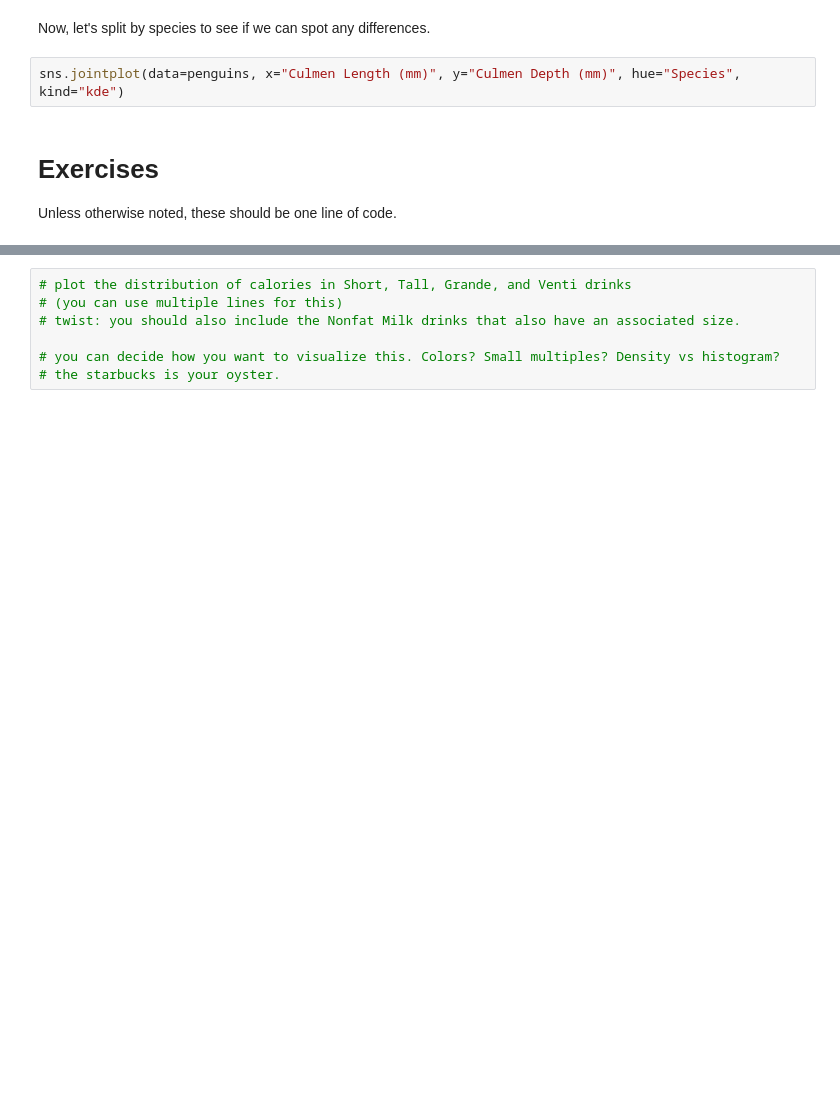
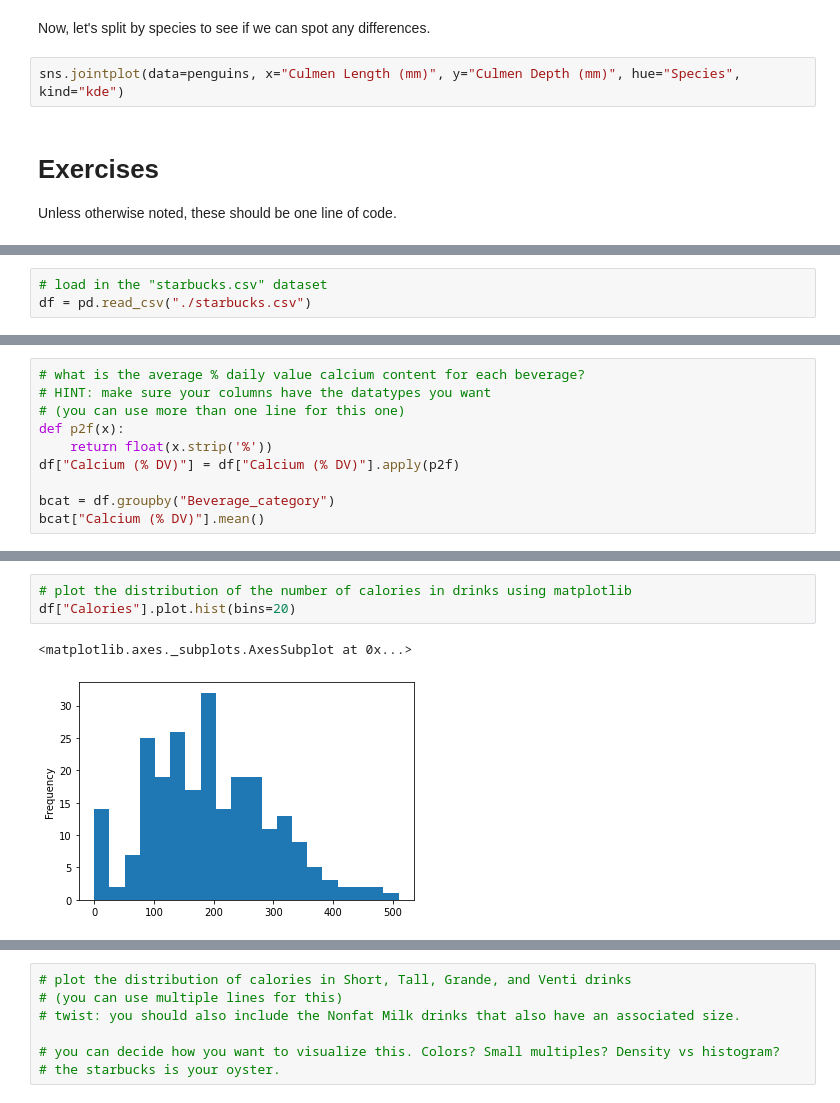
Before and after one commit to roshnimisra/mdst_workshops, a Jupyter notebook: workshop2/Numpy and Pandas.ipynb, the cells around one changed output, grey strips where cells are left out. Saved outputs shown, nothing was run; the diff lists cells and outputs as text; blank space fills up the shorter version.

```diff
--- a/workshop2/Numpy and Pandas.ipynb
+++ b/workshop2/Numpy and Pandas.ipynb
@@ -402,0 +449,3 @@ b = None # change this
+# %%
+# load in the "starbucks.csv" dataset
+df = pd.read_csv("./starbucks.csv")
@@ -402,0 +502,10 @@ b = None # change this
+# %%
+# what is the average % daily value calcium content for each beverage?
+# HINT: make sure your columns have the datatypes you want
+# (you can use more than one line for this one)
+def p2f(x):
+    return float(x.strip('%'))
+df["Calcium (% DV)"] = df["Calcium (% DV)"].apply(p2f)
+
+bcat = df.groupby("Beverage_category")
+bcat["Calcium (% DV)"].mean()
@@ -402,0 +542,6 @@ b = None # change this
+# %%
+# plot the distribution of the number of calories in drinks using matplotlib
+df["Calories"].plot.hist(bins=20)
+# %% [output]
+<matplotlib.axes._subplots.AxesSubplot at 0x...>
+[figure, added]
```
Also changed, not shown: parts of 42 cells of this notebook.
